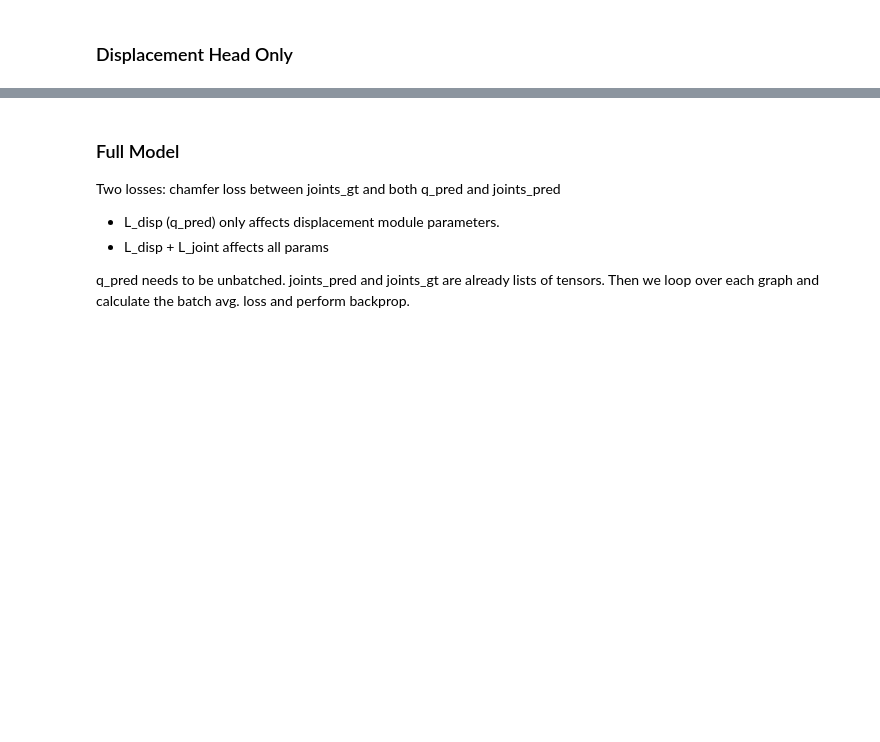
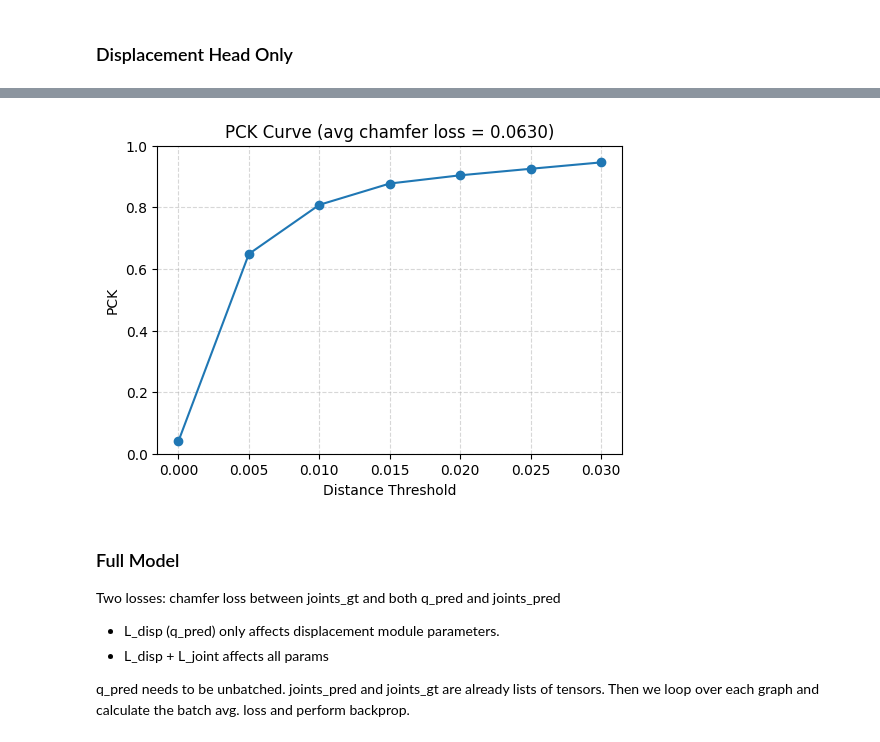
Before and after one commit to govindjoshi12/rignet-gj, a Jupyter notebook: notebooks/batched_overfit.ipynb, the cells around one changed output, grey strips where cells are left out. Saved outputs shown, nothing was run; the diff lists cells and outputs as text; code cells hidden in the pictures; blank space fills up the shorter version.

```diff
--- a/notebooks/batched_overfit.ipynb
+++ b/notebooks/batched_overfit.ipynb
@@ -327,0 +431,3 @@ save_model(
+# %%
+thresholds = np.arange(0.0, 0.031, step=0.005)
+avg_loss, avg_pcks, auc = validate_disp_head(disp_model, dl, device, thresholds=thresholds)
@@ -328,3 +444,15 @@ save_model(
+# %%
+plt.figure(figsize=(6,4))
+plt.plot(thresholds, avg_pcks, marker='o', linestyle='-')
+plt.xlabel("Distance Threshold")
+plt.ylabel("PCK")
+plt.title(f"PCK Curve (avg chamfer loss = {avg_loss:.4f})")
+plt.xticks(thresholds, [f"{t:.3f}" for t in thresholds])
+plt.ylim(0, 1.0)
+plt.grid(True, which="both", ls="--", alpha=0.5)
+plt.show()
+# %% [output]
+[figure, added]
 # %% [markdown]
 ### Full Model
 
```
Also changed, not shown: parts of 28 cells of this notebook, 16 other files.
